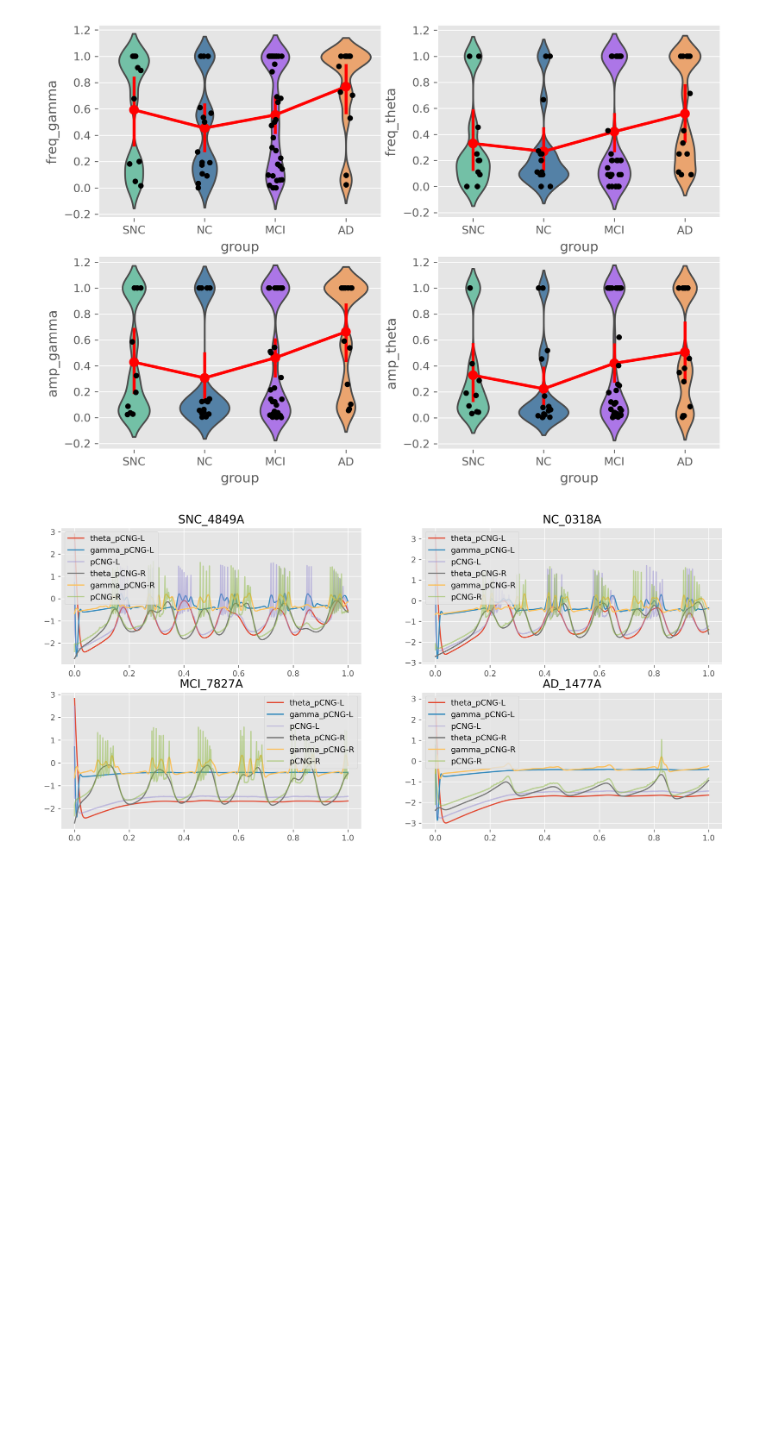
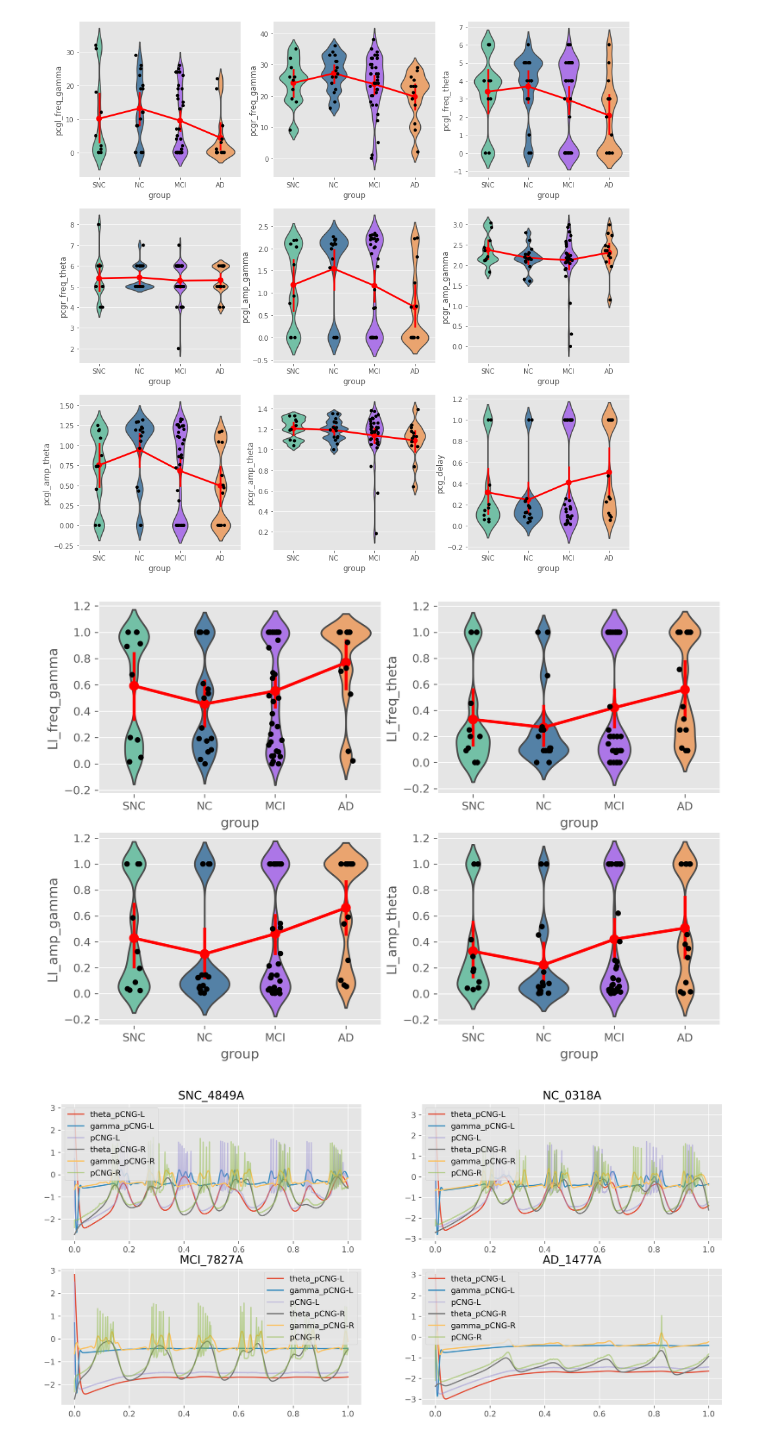
Before and after one commit to yilewang/Gc_detect_script, a Jupyter notebook: application/signal_workflow.ipynb, the cells around one changed output. Drawn from its saved outputs; the diff is of its cells as text; code cells hidden in the pictures; blank space fills up the shorter version.

```diff
--- a/application/signal_workflow.ipynb
+++ b/application/signal_workflow.ipynb
@@ -110,7 +120,7 @@ dfa.to_excel('/mnt/c/Users/Wayne/tvb/gc1sec_res/gc1sec_res.xlsx')
 # print(coData)
 # read_data('MCI', "2050A")
 df = pd.DataFrame()
-laname = ['freq_gamma', 'freq_theta', 'amp_gamma', 'amp_theta']
+laname = ['LI_freq_gamma', 'LI_freq_theta', 'LI_amp_gamma', 'LI_amp_theta']
 la_dict = {}
 for grp, caseid in zip(coData.groups, coData.caseid):
     res_dict = read_data(grp, caseid)
@@ -124,7 +134,7 @@ for grp, caseid in zip(coData.groups, coData.caseid):
     df = pd.concat([df, _df], ignore_index=True)
 
 
-df.to_excel('/mnt/c/Users/Wayne/tvb/gc1sec_res/lateralization.xlsx')
+#df.to_excel('/mnt/c/Users/Wayne/tvb/gc1sec_res/lateralization.xlsx')
 # %%
 colors = ["#66CDAA","#4682B4","#AB63FA","#FFA15A"]
 
@@ -134,19 +144,20 @@ def psvplot(x,y, df, colors=None, axes=None):
     sns.stripplot( data=df, x=x, y=y, color='black', label="right", ax = axes)
     sns.pointplot(x=x, y=y, data=df, estimator=np.mean, color = 'red', ax=axes)
 # %%
-# a = 431
-# fig = plt.figure(figsize=(15,20))
-# for ind, n in enumerate(range(2, len(dfa.columns))):
-#     axes = fig.add_subplot(a+ind)
-#     psvplot('grp',dfa.columns[n], df=dfa, colors=colors, axes=axes)
+a = 431
+fig = plt.figure(figsize=(15,20))
+for ind, n in enumerate(range(2, len(dfa.columns))):
+    axes = fig.add_subplot(a+ind)
+    psvplot('group',dfa.columns[n], df=dfa, colors=colors, axes=axes)
 
 a=221
 fig = plt.figure(figsize=(10,7), dpi=300)
 for ind, n in enumerate(range(4)):
     axes = fig.add_subplot(a+ind)
     psvplot('group',laname[n], df, colors=colors, axes=axes)
 # %% [output]
-[figure, old version]
+[figure, new version]
+[figure, added]
 # %%
 import sys
 sys.path.append("/home/yat-lok/workspace/tvbtools")
```
Also changed, not shown: parts of 3 cells of this notebook, 1 other file.
